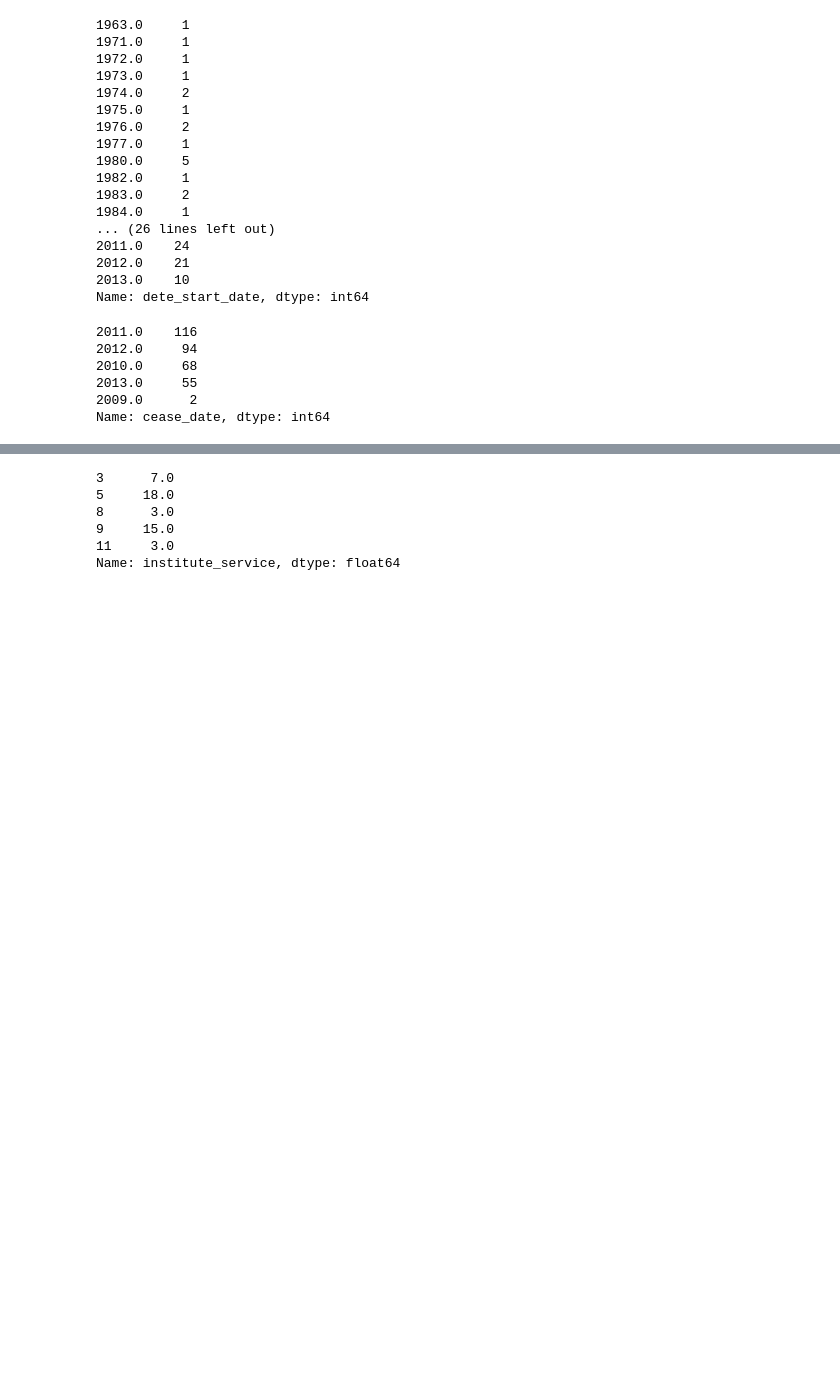
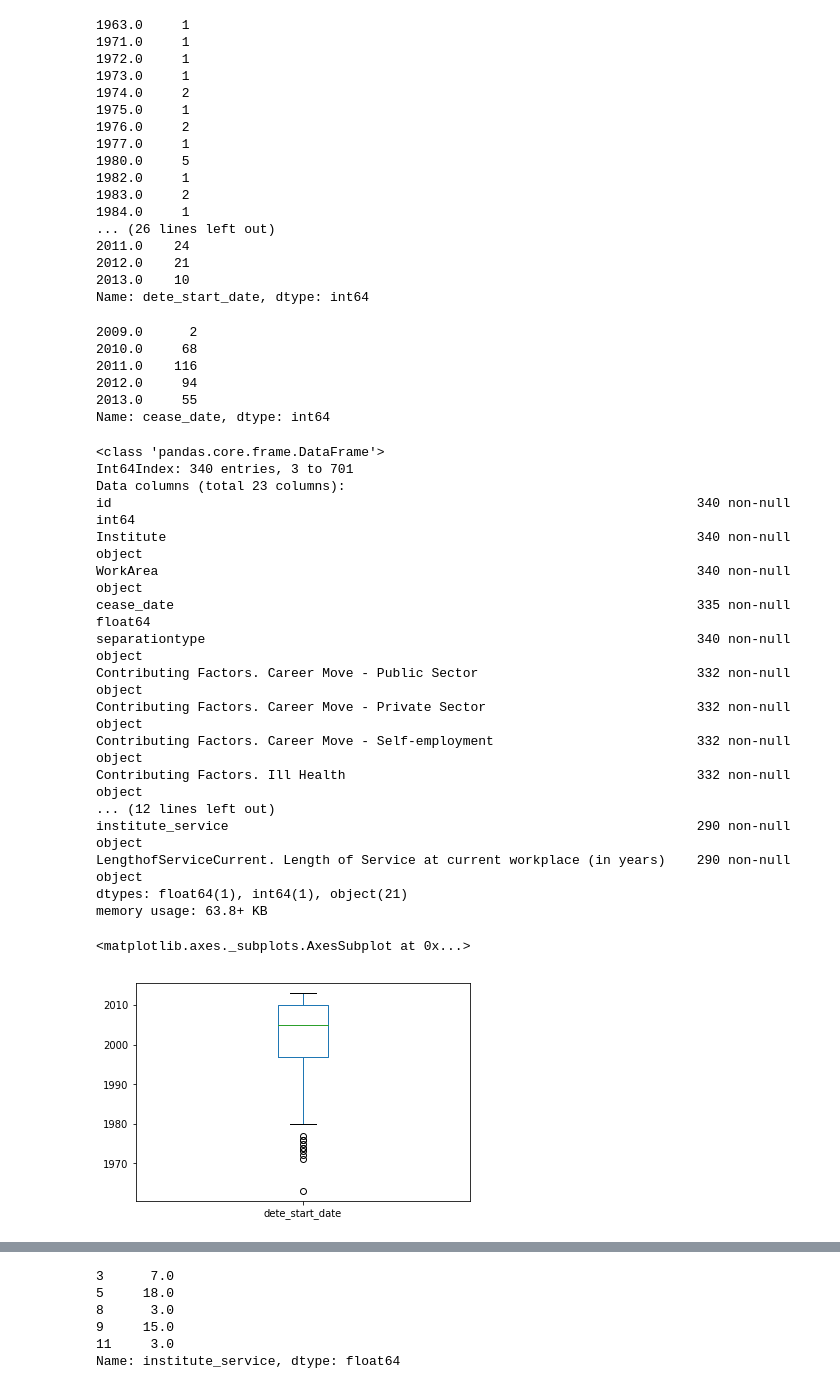
Before and after one commit to sanket1610/Data-Cleaning, a Jupyter notebook: Clean And Analyze Employee Exit Surveys/Clean And Analyze Employee Exit Surveys.ipynb, the cells around one changed output, grey strips where cells are left out. Cells and saved outputs as stored; diff of their text form; code cells hidden in the pictures; blank space fills up the shorter version.

```diff
--- a/Clean And Analyze Employee Exit Surveys/Clean And Analyze Employee Exit Surveys.ipynb
+++ b/Clean And Analyze Employee Exit Surveys/Clean And Analyze Employee Exit Surveys.ipynb
@@ -381,11 +390,37 @@ dete_resignations['dete_start_date'].value_counts().sort_index()
 2013.0    10
 Name: dete_start_date, dtype: int64
 # %%
-tafe_resignations['cease_date'].value_counts()
+tafe_resignations['cease_date'].value_counts().sort_index(ascending = True)
 # %% [output]
+2009.0      2
+2010.0     68
 2011.0    116
 2012.0     94
-2010.0     68
 2013.0     55
-2009.0      2
 Name: cease_date, dtype: int64
+# %%
+import matplotlib.pyplot as plt
+%matplotlib inline
+import seaborn as sns
+tafe_resignations.info()
+dete_resignations['dete_start_date'].plot(kind = 'box')
+# %% [output]
+<class 'pandas.core.frame.DataFrame'>
+Int64Index: 340 entries, 3 to 701
+Data columns (total 23 columns):
+id                                                                           340 non-null int64
+Institute                                                                    340 non-null object
+WorkArea                                                                     340 non-null object
+cease_date                                                                   335 non-null float64
+separationtype                                                               340 non-null object
+Contributing Factors. Career Move - Public Sector                            332 non-null object
+Contributing Factors. Career Move - Private Sector                           332 non-null object
+Contributing Factors. Career Move - Self-employment                          332 non-null object
+Contributing Factors. Ill Health                                             332 non-null object
+... (12 lines left out)
+institute_service                                                            290 non-null object
+LengthofServiceCurrent. Length of Service at current workplace (in years)    290 non-null object
+dtypes: float64(1), int64(1), object(21)
+memory usage: 63.8+ KB
+<matplotlib.axes._subplots.AxesSubplot at 0x...>
+[figure, added]
```
Also changed, not shown: parts of 27 cells of this notebook.
